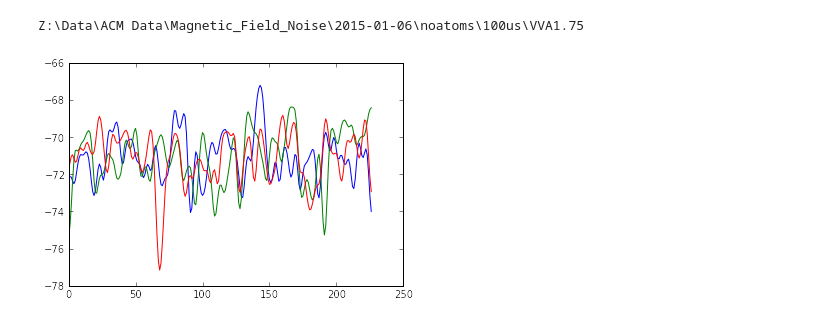
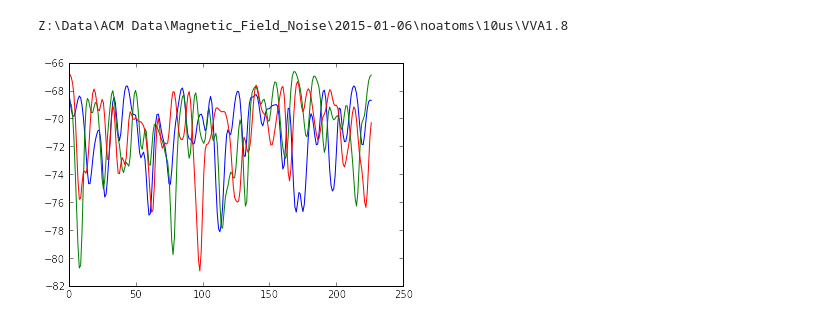
Before and after one commit to levlab-atomchip/BECy_stats, a Jupyter notebook: notebooks/intensity_noise_single_row.ipynb, the cells around one changed output. Saved outputs shown, nothing was run; the diff lists cells and outputs as text; code cells hidden in the pictures.

```diff
--- a/notebooks/intensity_noise_single_row.ipynb
+++ b/notebooks/intensity_noise_single_row.ipynb
@@ -12,21 +12,27 @@ import matplotlib.pyplot as plt
 from cloud_image import image_subtract as imsub
 import numpy as np
 # %%
-datadir = r'Z:\Data\ACM Data\Magnetic_Field_Noise\2015-01-06\noatoms\100us\VVA1.75'
+datadir = r'Z:\Data\ACM Data\Magnetic_Field_Noise\2015-01-06\noatoms\10us\VVA1.8'
 # %%
 dist = CDna(datadir, False)
 imgs = [] #list of all images in the distribution
 for file in dist.filelist:
     imgs.append(nai(file))
 # %% [output]
-Z:\Data\ACM Data\Magnetic_Field_Noise\2015-01-06\noatoms\100us\VVA1.75
+Z:\Data\ACM Data\Magnetic_Field_Noise\2015-01-06\noatoms\10us\VVA1.8
+# %%
+#define region of interest
+xmin=396
+xmax=623
+ymin=130
+ymax=148
 # %%
 bfs = [] #list of reconstructed magnetic fields from single rows of pixels
 for img in imgs:
-    img.truncate_image(396,623,140,143)
+    img.truncate_image(xmin,xmax,ymin,ymin+1)
     bfs.append(img.get_gerbier_field(filter_on = True))
 for bf in bfs:
     plt.plot(bf*1e9)
 # %% [output]
-[figure, old version]
+[figure, new version]
 # %%
```
Also changed, not shown: parts of 9 cells of this notebook.
